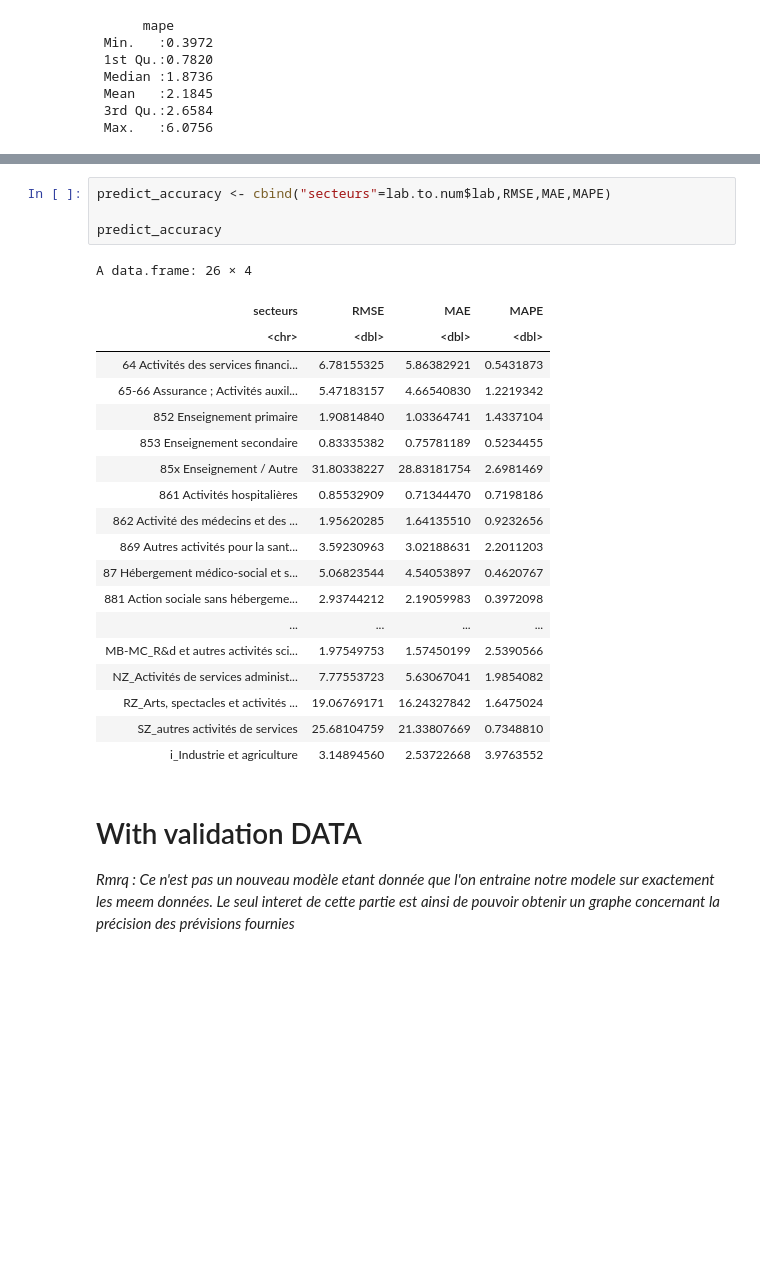
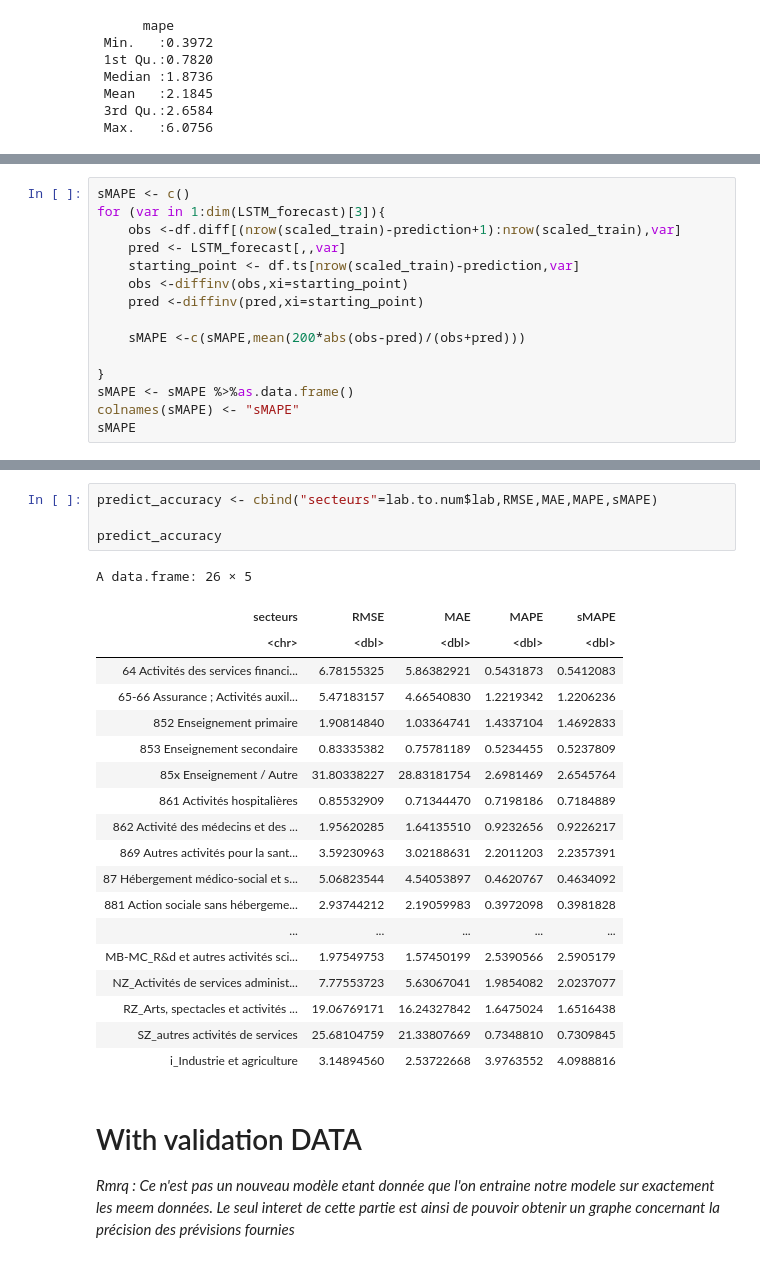
Before and after one commit to Jay-boo/TimeSeries_ACOSS, a Jupyter notebook: multivariate_LSTM_bis.ipynb, the cells around one changed output, grey strips where cells are left out. Cells and saved outputs as stored; diff of their text form; blank space fills up the shorter version.

Commit message:
add sMAPE

```diff
--- a/multivariate_LSTM_bis.ipynb
+++ b/multivariate_LSTM_bis.ipynb
@@ -861,0 +869,15 @@ summary(MAPE)
+# %%
+sMAPE <- c()
+for (var in 1:dim(LSTM_forecast)[3]){
+    obs <-df.diff[(nrow(scaled_train)-prediction+1):nrow(scaled_train),var]
+    pred <- LSTM_forecast[,,var]
+    starting_point <- df.ts[nrow(scaled_train)-prediction,var]
+    obs <-diffinv(obs,xi=starting_point)
+    pred <-diffinv(pred,xi=starting_point)
+
+    sMAPE <-c(sMAPE,mean(200*abs(obs-pred)/(obs+pred)))
+
+}
+sMAPE <- sMAPE %>%as.data.frame()
+colnames(sMAPE) <- "sMAPE"
+sMAPE
@@ -862,27 +904,27 @@ summary(MAPE)
 # %%
-predict_accuracy <- cbind("secteurs"=lab.to.num$lab,RMSE,MAE,MAPE)
+predict_accuracy <- cbind("secteurs"=lab.to.num$lab,RMSE,MAE,MAPE,sMAPE)
 
 predict_accuracy
 # %% [output]
-A data.frame: 26 × 4
+A data.frame: 26 × 5
-| secteurs | RMSE | MAE | MAPE |
-| <chr> | <dbl> | <dbl> | <dbl> |
-| 64 Activités des services financi... | 6.78155325 | 5.86382921 | 0.5431873 |
-| 65-66 Assurance ; Activités auxil... | 5.47183157 | 4.66540830 | 1.2219342 |
-| 852 Enseignement primaire | 1.90814840 | 1.03364741 | 1.4337104 |
-| 853 Enseignement secondaire | 0.83335382 | 0.75781189 | 0.5234455 |
-| 85x Enseignement / Autre | 31.80338227 | 28.83181754 | 2.6981469 |
-| 861 Activités hospitalières | 0.85532909 | 0.71344470 | 0.7198186 |
-| 862 Activité des médecins et des ... | 1.95620285 | 1.64135510 | 0.9232656 |
-| 869 Autres activités pour la sant... | 3.59230963 | 3.02188631 | 2.2011203 |
-| 87 Hébergement médico-social et s... | 5.06823544 | 4.54053897 | 0.4620767 |
-| 881 Action sociale sans hébergeme... | 2.93744212 | 2.19059983 | 0.3972098 |
-| ... | ... | ... | ... |
-| MB-MC_R&d et autres activités sci... | 1.97549753 | 1.57450199 | 2.5390566 |
-| NZ_Activités de services administ... | 7.77553723 | 5.63067041 | 1.9854082 |
-| RZ_Arts, spectacles et activités ... | 19.06769171 | 16.24327842 | 1.6475024 |
-| SZ_autres activités de services | 25.68104759 | 21.33807669 | 0.7348810 |
-| i_Industrie et agriculture | 3.14894560 | 2.53722668 | 3.9763552 |
+| secteurs | RMSE | MAE | MAPE | sMAPE |
+| <chr> | <dbl> | <dbl> | <dbl> | <dbl> |
+| 64 Activités des services financi... | 6.78155325 | 5.86382921 | 0.5431873 | 0.5412083 |
+| 65-66 Assurance ; Activités auxil... | 5.47183157 | 4.66540830 | 1.2219342 | 1.2206236 |
+| 852 Enseignement primaire | 1.90814840 | 1.03364741 | 1.4337104 | 1.4692833 |
+| 853 Enseignement secondaire | 0.83335382 | 0.75781189 | 0.5234455 | 0.5237809 |
+| 85x Enseignement / Autre | 31.80338227 | 28.83181754 | 2.6981469 | 2.6545764 |
+| 861 Activités hospitalières | 0.85532909 | 0.71344470 | 0.7198186 | 0.7184889 |
+| 862 Activité des médecins et des ... | 1.95620285 | 1.64135510 | 0.9232656 | 0.9226217 |
+| 869 Autres activités pour la sant... | 3.59230963 | 3.02188631 | 2.2011203 | 2.2357391 |
+| 87 Hébergement médico-social et s... | 5.06823544 | 4.54053897 | 0.4620767 | 0.4634092 |
+| 881 Action sociale sans hébergeme... | 2.93744212 | 2.19059983 | 0.3972098 | 0.3981828 |
+| ... | ... | ... | ... | ... |
+| MB-MC_R&d et autres activités sci... | 1.97549753 | 1.57450199 | 2.5390566 | 2.5905179 |
+| NZ_Activités de services administ... | 7.77553723 | 5.63067041 | 1.9854082 | 2.0237077 |
+| RZ_Arts, spectacles et activités ... | 19.06769171 | 16.24327842 | 1.6475024 | 1.6516438 |
+| SZ_autres activités de services | 25.68104759 | 21.33807669 | 0.7348810 | 0.7309845 |
+| i_Industrie et agriculture | 3.14894560 | 2.53722668 | 3.9763552 | 4.0988816 |
 # %% [markdown]
 # With validation DATA
 *Rmrq : Ce n'est pas un nouveau modèle etant donnée que l'on entraine notre modele sur exactement les meem données. Le seul interet de cette partie est ainsi de pouvoir obtenir un graphe concernant la précision des prévisions fournies*
```
Also changed, not shown: parts of 3 cells of this notebook.
